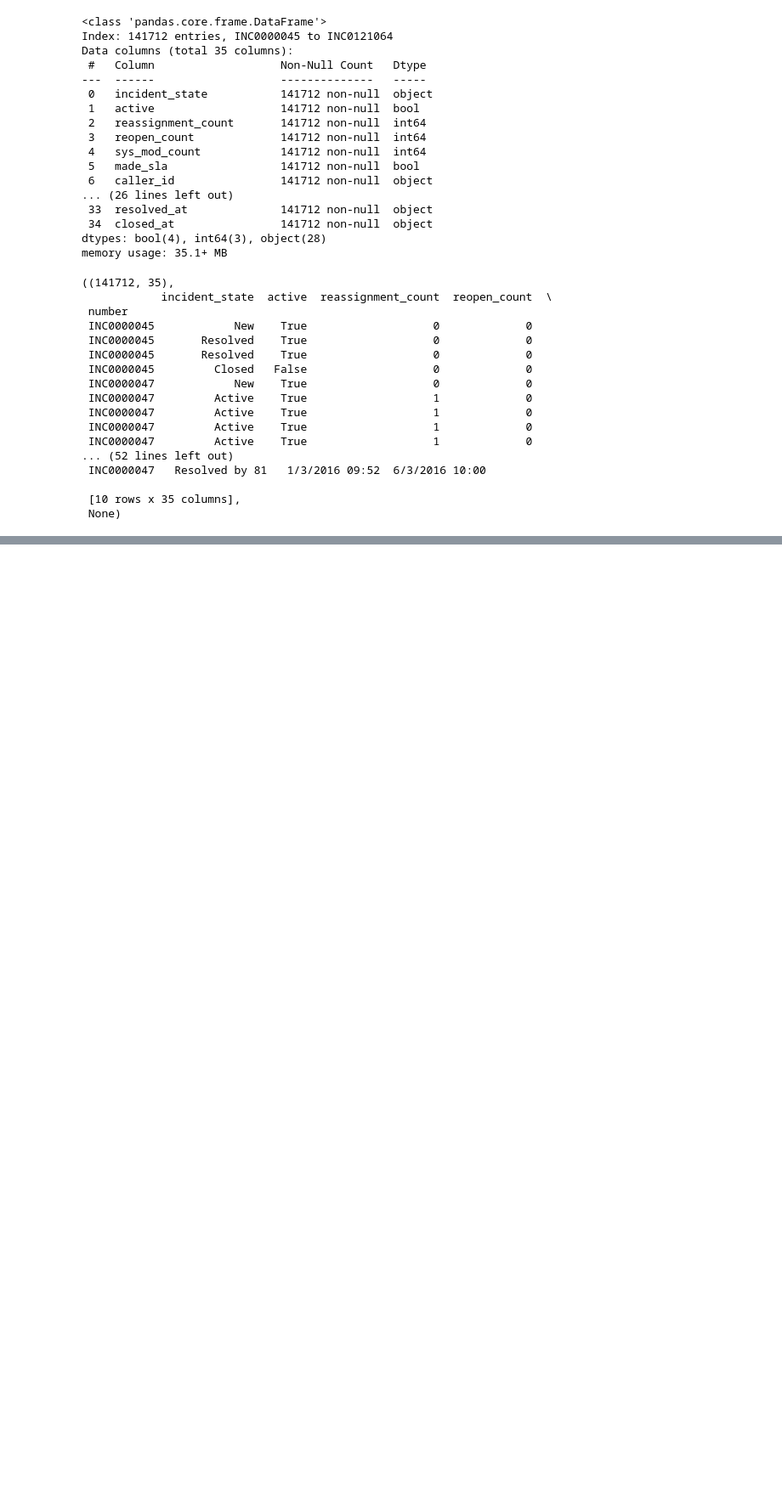
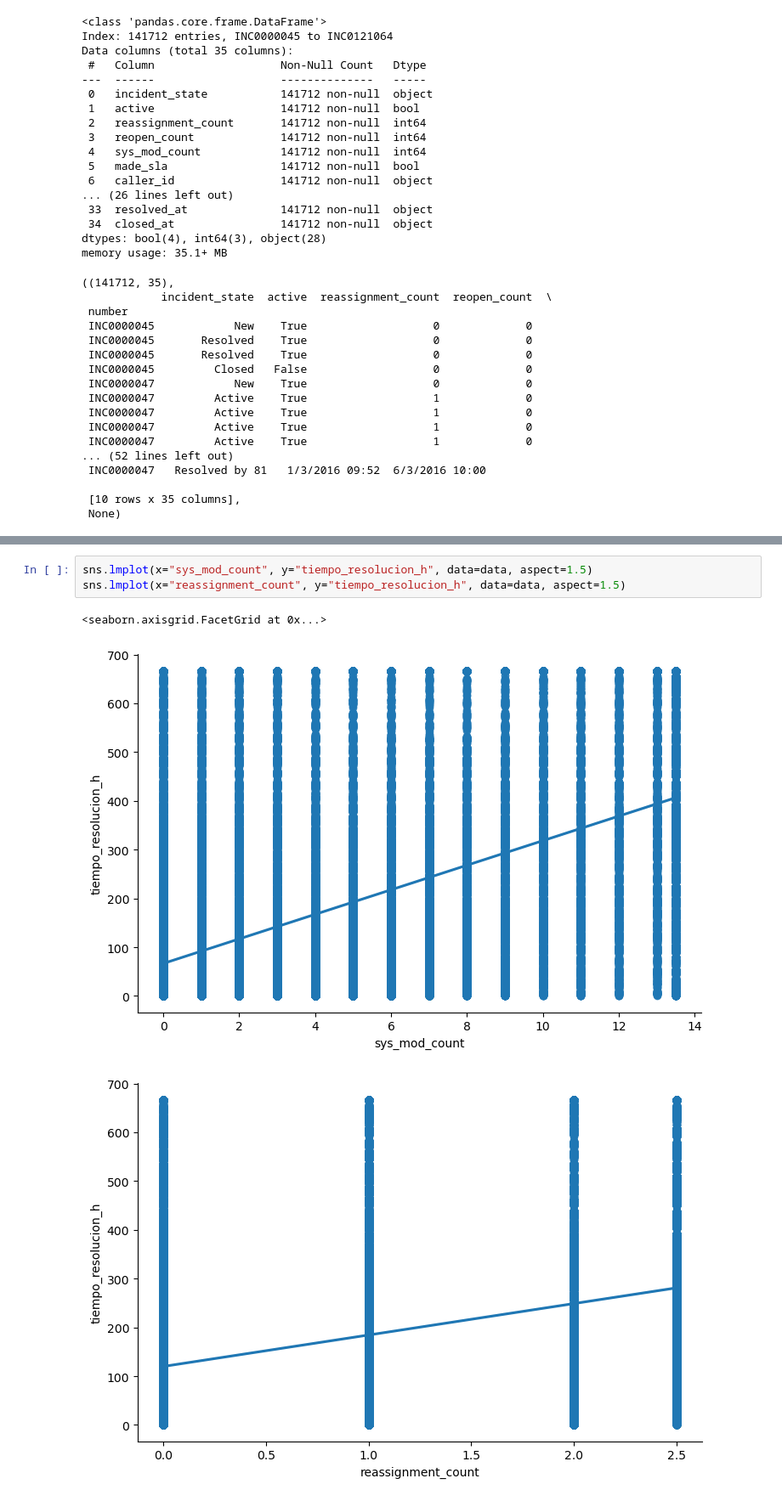
Before and after one commit to maortiza/PROYECTO-1-, a Jupyter notebook: PROYECTO 1.ipynb, the cells around one changed output, grey strips where cells are left out. Shown: that part at 85% size. Saved outputs shown, nothing was run; the diff lists cells and outputs as text; blank space fills up the shorter version.

```diff
--- a/PROYECTO 1.ipynb
+++ b/PROYECTO 1.ipynb
@@ -45,0 +159,7 @@ memory usage: 35.1+ MB
+# %%
+sns.lmplot(x="sys_mod_count", y="tiempo_resolucion_h", data=data, aspect=1.5)
+sns.lmplot(x="reassignment_count", y="tiempo_resolucion_h", data=data, aspect=1.5)
+# %% [output]
+<seaborn.axisgrid.FacetGrid at 0x...>
+[figure, added]
+[figure, added]
```
Also changed, not shown: parts of 6 cells of this notebook.
